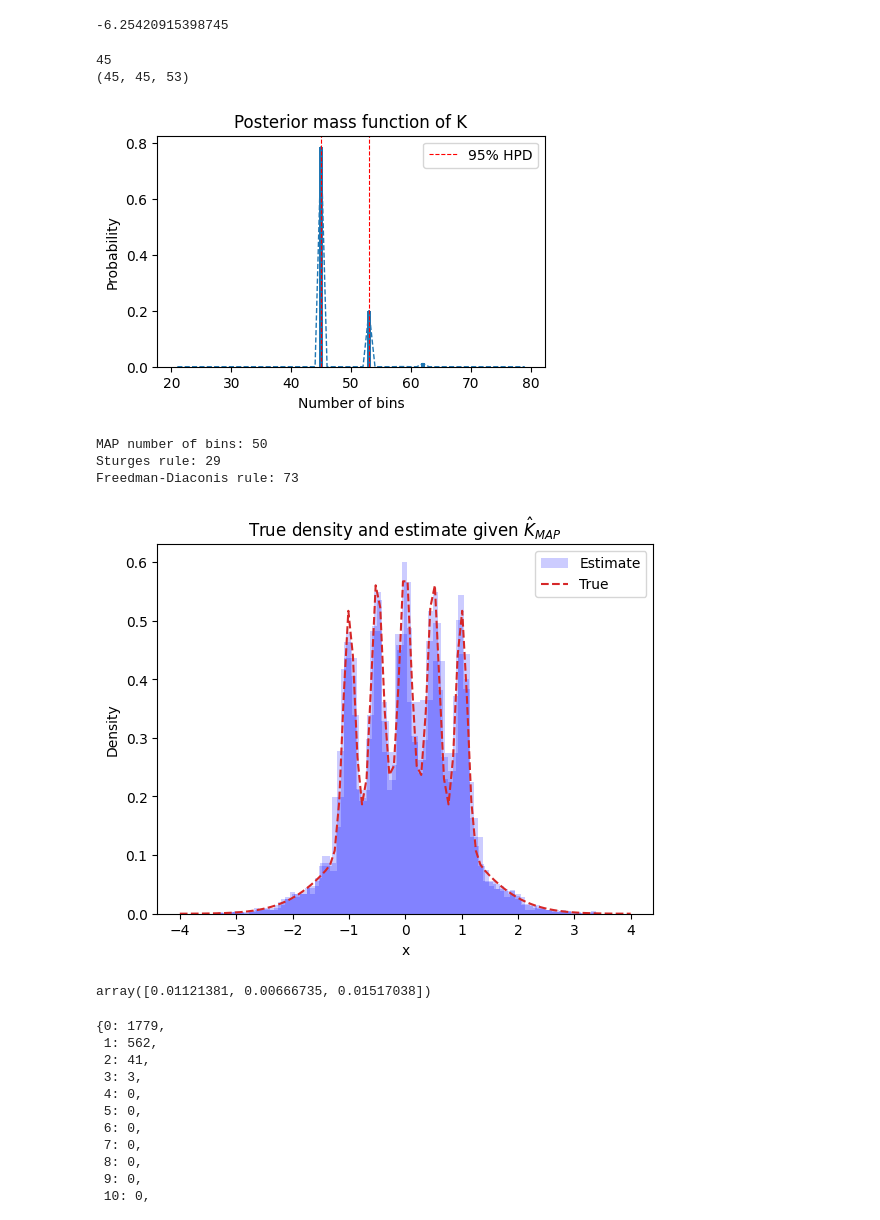
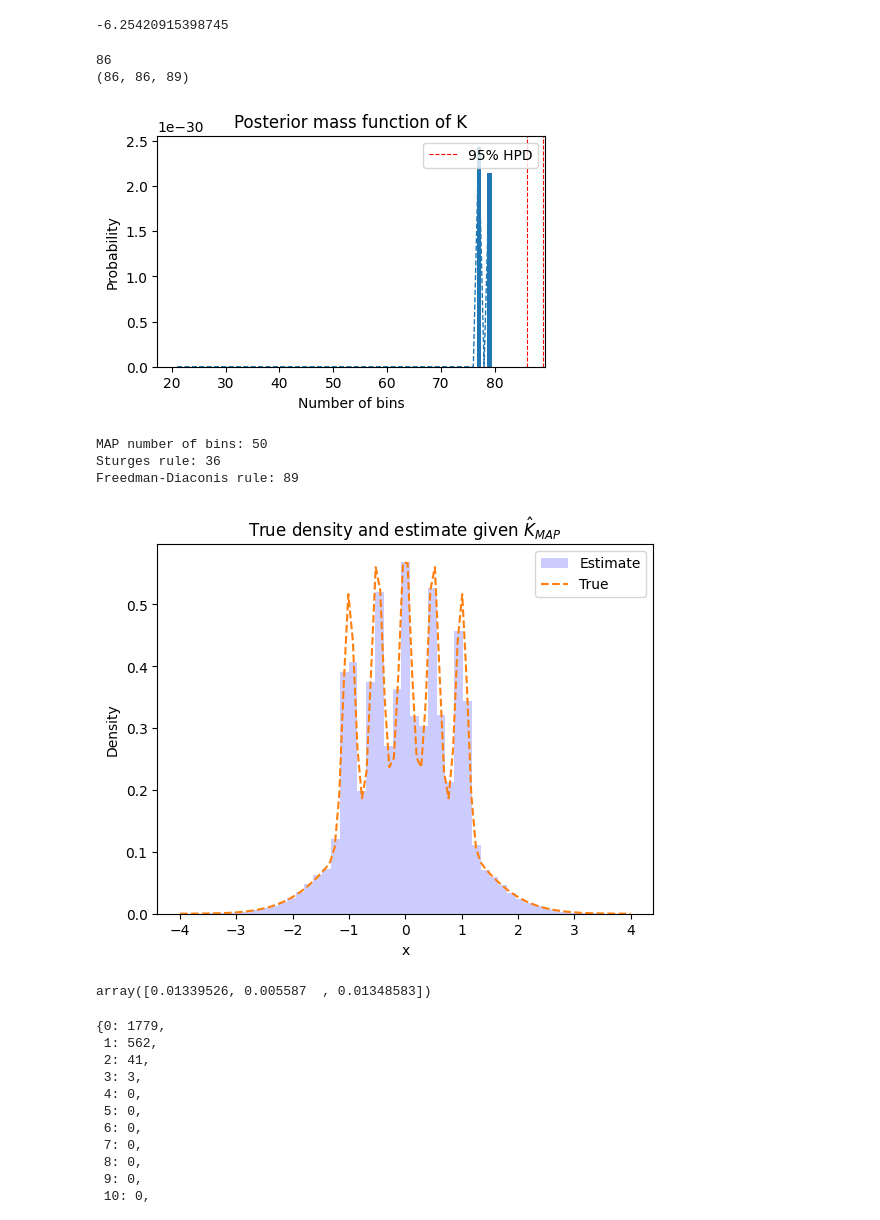
Before and after one commit to AVoss84/bhad, a Jupyter notebook: src/notebooks/Deep_Dive_Analysis.ipynb, the cells around one changed output. Saved outputs shown, nothing was run; the diff lists cells and outputs as text; code cells hidden in the pictures.

```diff
--- a/src/notebooks/Deep_Dive_Analysis.ipynb
+++ b/src/notebooks/Deep_Dive_Analysis.ipynb
@@ -58,5 +58,5 @@ grid = np.linspace(-4,4,100)
 
 # Draw a sample via Accept/Reject sampling:
 #-------------------------------------------
-y = utils.rbartsim(MCsim = 10**4, seed = None, verbose = True)
+y = utils.rbartsim(MCsim = 10**5, seed = None, verbose = True)
 # %% [output]
@@ -133,8 +133,8 @@ map = np.argmax(post)
 print(map)
 print((lower, median, upper))
 # %% [output]
-45
-(45, 45, 53)
+86
+(86, 86, 89)
 # %%
 fig = plt.figure(figsize=(5,3))
 ax = plt.axes()
@@ -155,7 +155,7 @@ ax.set_title('Posterior mass function of K')
 plt.show();
 #plt.close(fig)    # close the figure window
 # %% [output]
-[figure, old version]
+[figure, new version]
 # %%
 from scipy.stats import iqr
 
@@ -171,27 +171,27 @@ opt_fd = int(FD)
 print(f'Freedman-Diaconis rule: {opt_fd}')
 # %% [output]
 MAP number of bins: 50
-Sturges rule: 29
-Freedman-Diaconis rule: 73
+Sturges rule: 36
+Freedman-Diaconis rule: 89
 # %%
 y_true = utils.bart_simpson_density(grid)
 
 fig = plt.figure()
 # create the histogram
 counts1, bins1, patches1 = plt.hist(y, bins=opt_M + 1, density=True, facecolor='b', alpha=0.2, label='Estimate'); main = 'Bayes'
-counts2, bins2, patches2 = plt.hist(y, bins=opt_fd + 1, density=True, facecolor='b', alpha=0.2); main = 'Freedman-Diaconis'
-counts3, bins3, patches3 = plt.hist(y, bins=opt_sturges + 1, density=True, facecolor='b', alpha=0.2); main = 'Sturges'
+#counts2, bins2, patches2 = plt.hist(y, bins=opt_fd + 1, density=True, facecolor='b', alpha=0.2); main = 'Freedman-Diaconis'
+#counts3, bins3, patches3 = plt.hist(y, bins=opt_sturges + 1, density=True, facecolor='b', alpha=0.2); main = 'Sturges'
 plt.plot(grid, y_true, linestyle='dashed', label='True')
 plt.xlabel('x')
 plt.ylabel('Density')
 plt.legend()
 plt.title(r'True density and estimate given $\hat{K}_{MAP}$ ')    #  with Bayes estimate number of bins
 #fig.savefig(f'est_Bart_{main}.png')   # save the figure to file
 
 plt.show();
 #plt.close(fig)    # close the figure window
 # %% [output]
-[figure, old version]
+[figure, new version]
 # %%
 
 #bucket_index = np.max(np.where(bins <= -3.31807179))
@@ -228,7 +228,7 @@ df['mse3'] = (y_true-ord3)**2    # Sturges
 
 np.mean(df.values, axis=0)[1:]
 # %% [output]
-array([0.01121381, 0.00666735, 0.01517038])
+array([0.01339526, 0.005587  , 0.01348583])
 # %%
 counts, bin_edges = np.histogram(y, bins = range(20+1))
 dict(zip(bin_edges, counts))
```
Also changed, not shown: parts of 1 cell of this notebook.
